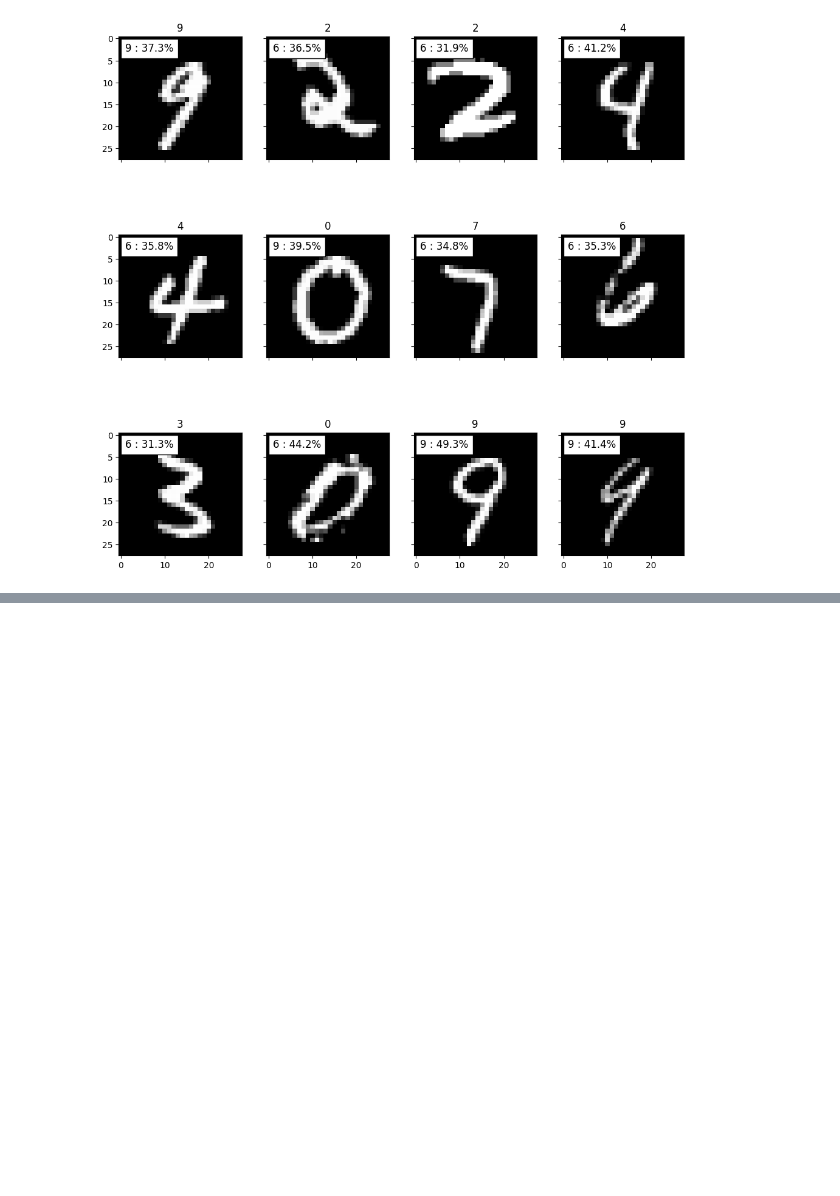
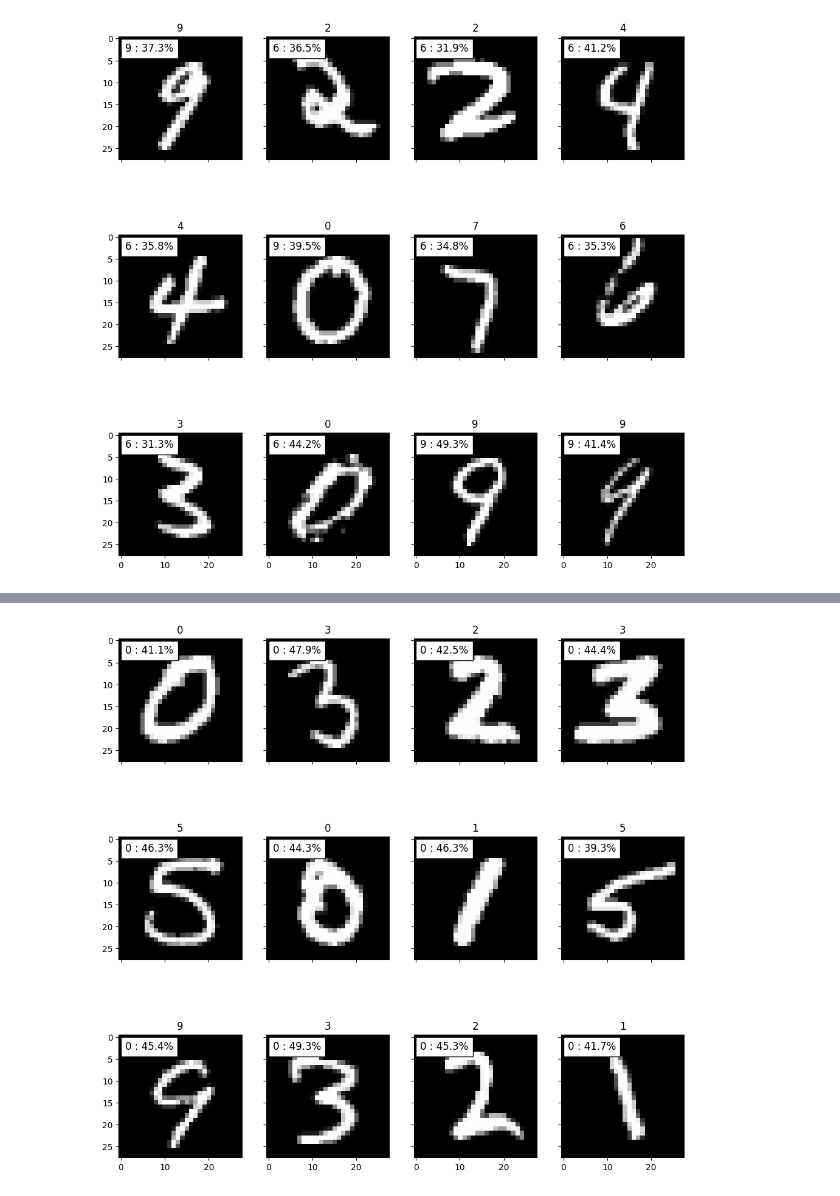
Before and after one commit to PHILIPP111007/ML, a Jupyter notebook: phils_model/main.ipynb, the cells around one changed output, grey strips where cells are left out. Saved outputs shown, nothing was run; the diff lists cells and outputs as text; code cells hidden in the pictures; blank space fills up the shorter version.

```diff
--- a/phils_model/main.ipynb
+++ b/phils_model/main.ipynb
@@ -1173,0 +1179,14 @@ for fig_x in ax.flatten():
+# %%
+X_reshaped = []
+for sample in X:
+    sample = torch.tensor(sample.reshape(28,28), dtype=torch.float32).unsqueeze(0).unsqueeze(0)
+    X_reshaped.append(sample)
+# %%
+X_train, X_val, y_train_one_hot, y_val_one_hot = train_test_split(X_reshaped, y_one_hot, train_size=0.8)
+
+y_val = np.zeros(len(y_val_one_hot), dtype=int)
+for i in range(len(y_val_one_hot)):
+    for j in range(len(y_val_one_hot[i])):
+        if y_val_one_hot[i][j] == 1:
+            y_val[i] = j
+            break
@@ -1173,0 +1233,30 @@ for fig_x in ax.flatten():
+# %%
+def imshow(inp, title=None, plt_ax=plt):
+    """Imshow для тензоров"""
+    plt_ax.imshow(inp.reshape(28,28), cmap='gray')
+
+    if title is not None:
+        plt_ax.set_title(title)
+    plt_ax.grid(False)
+
+
+predictions_predict_proba = model.predict(X_val, predict_proba=True)
+
+fig, ax = plt.subplots(nrows=3, ncols=4, figsize=(12, 12), sharey=True, sharex=True)
+for fig_x in ax.flatten():
+    random_characters = int(np.random.uniform(0, len(val_dataset)))
+    im_val, label = val_dataset[random_characters]
+
+    imshow(im_val, title=label, plt_ax=fig_x)
+
+    predicted_label = predictions[random_characters]
+    prob_pred = predictions_predict_proba[random_characters]
+
+    predicted_proba = np.max(prob_pred)
+    predicted_proba *= 100
+
+    predicted_text = "{} : {:.1f}%".format(predicted_label, predicted_proba)
+
+    fig_x.text(1, 1, predicted_text, horizontalalignment='left', verticalalignment='top',fontsize=12, color='black', bbox=dict(facecolor='white', edgecolor='black', pad=5))
+# %% [output]
+[figure, added]
```
Also changed, not shown: parts of 7 cells of this notebook, 3 other files.
